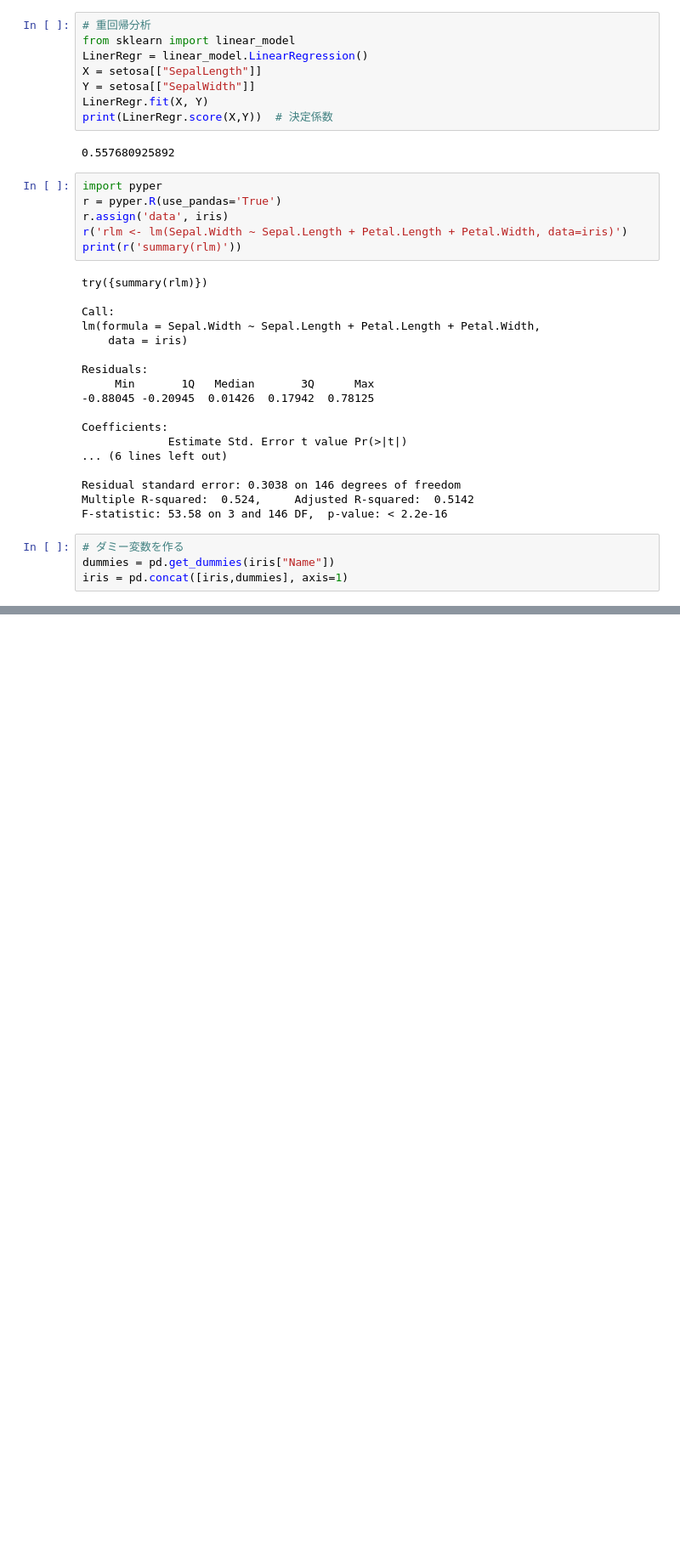
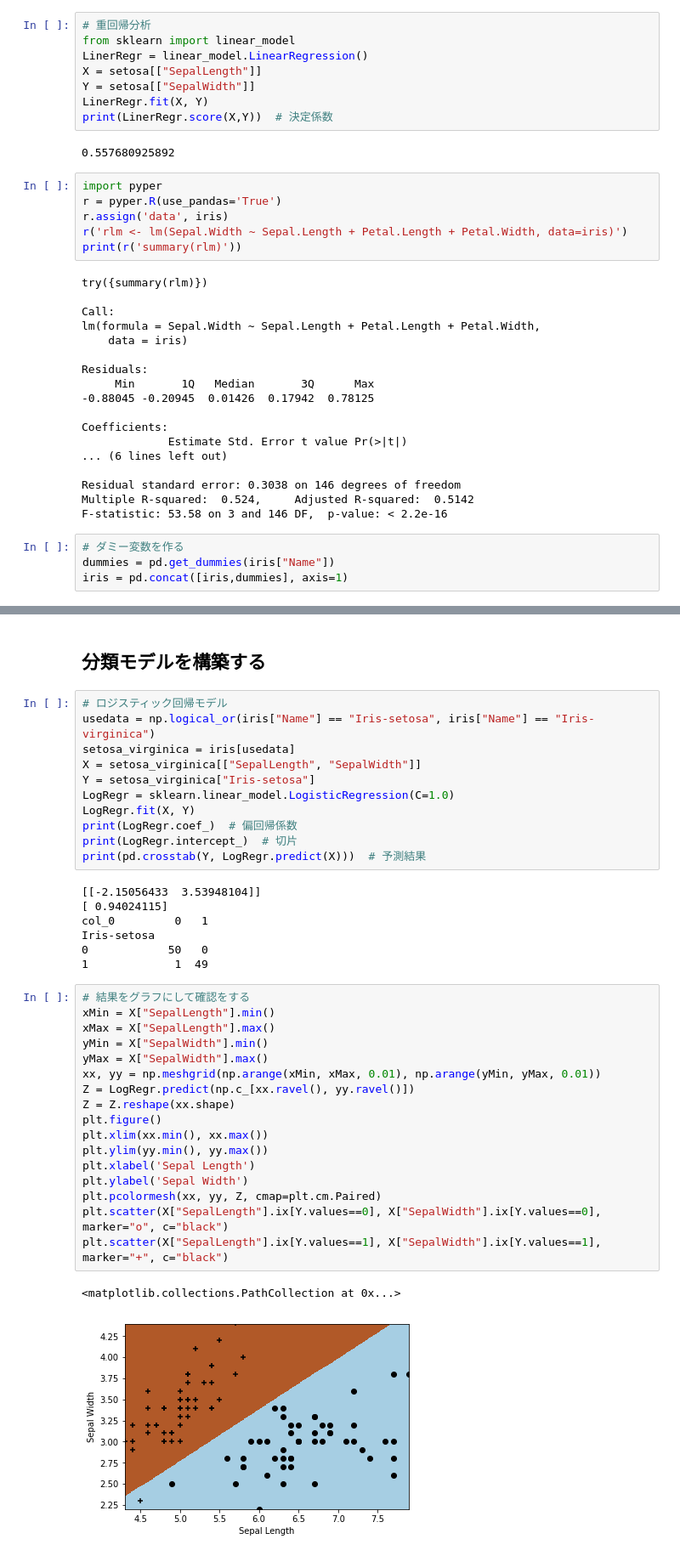
Before and after one commit to thara-playground/python_ml_practice, a Jupyter notebook: iris.ipynb, the cells around one changed output, grey strips where cells are left out. Shown at 85% size. Cells and saved outputs as stored; diff of their text form; blank space fills up the shorter version.

Commit message:
Construct classfication models

```diff
--- a/iris.ipynb
+++ b/iris.ipynb
@@ -158,0 +156,40 @@ print(LinerRegr.intercept_)  # 切片
+# %% [markdown]
+## 分類モデルを構築する
+# %%
+# ロジスティック回帰モデル
+usedata = np.logical_or(iris["Name"] == "Iris-setosa", iris["Name"] == "Iris-virginica")
+setosa_virginica = iris[usedata]
+X = setosa_virginica[["SepalLength", "SepalWidth"]]
+Y = setosa_virginica["Iris-setosa"]
+LogRegr = sklearn.linear_model.LogisticRegression(C=1.0)
+LogRegr.fit(X, Y)
+print(LogRegr.coef_)  # 偏回帰係数
+print(LogRegr.intercept_)  # 切片
+print(pd.crosstab(Y, LogRegr.predict(X)))  # 予測結果
+# %% [output]
+[[-2.15056433  3.53948104]]
+[ 0.94024115]
+col_0         0   1
+Iris-setosa
+0            50   0
+1             1  49
+# %%
+# 結果をグラフにして確認をする
+xMin = X["SepalLength"].min()
+xMax = X["SepalLength"].max()
+yMin = X["SepalWidth"].min()
+yMax = X["SepalWidth"].max()
+xx, yy = np.meshgrid(np.arange(xMin, xMax, 0.01), np.arange(yMin, yMax, 0.01))
+Z = LogRegr.predict(np.c_[xx.ravel(), yy.ravel()])
+Z = Z.reshape(xx.shape)
+plt.figure()
+plt.xlim(xx.min(), xx.max())
+plt.ylim(yy.min(), yy.max())
+plt.xlabel('Sepal Length')
+plt.ylabel('Sepal Width')
+plt.pcolormesh(xx, yy, Z, cmap=plt.cm.Paired)
+plt.scatter(X["SepalLength"].ix[Y.values==0], X["SepalWidth"].ix[Y.values==0], marker="o", c="black")
+plt.scatter(X["SepalLength"].ix[Y.values==1], X["SepalWidth"].ix[Y.values==1], marker="+", c="black")
+# %% [output]
+<matplotlib.collections.PathCollection at 0x...>
+[figure, added]
```
Also changed, not shown: parts of 2 cells of this notebook.
